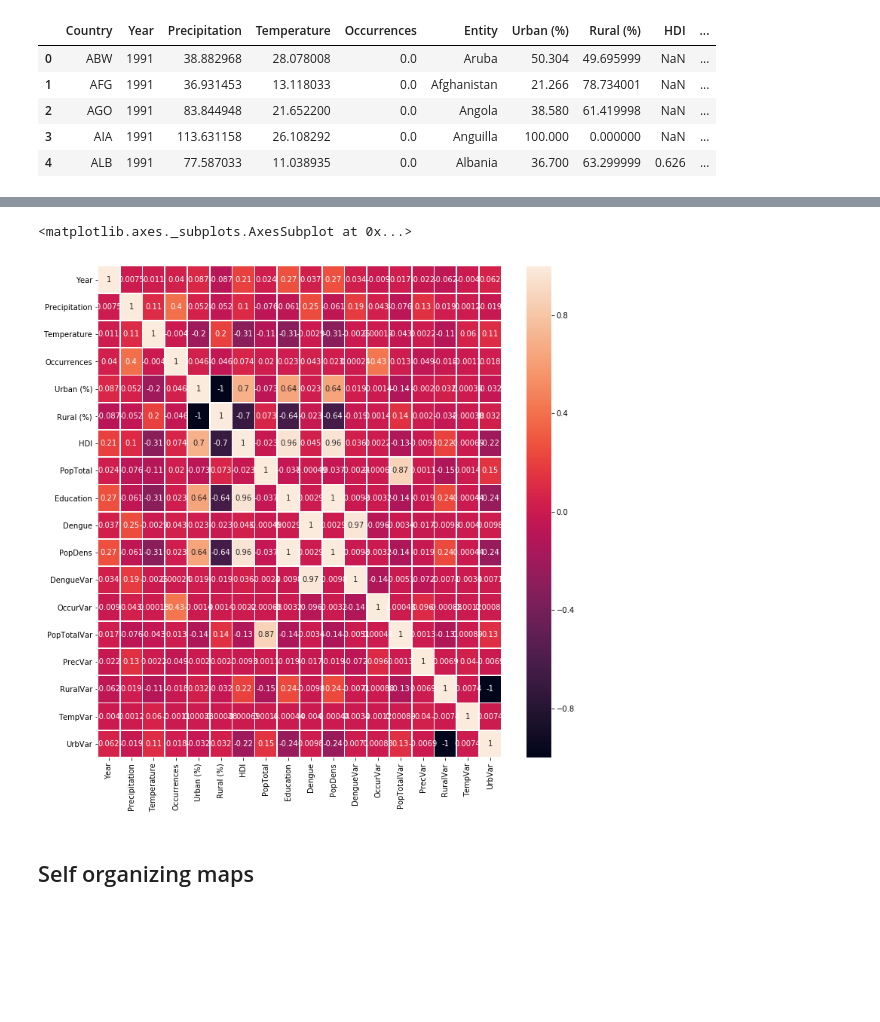
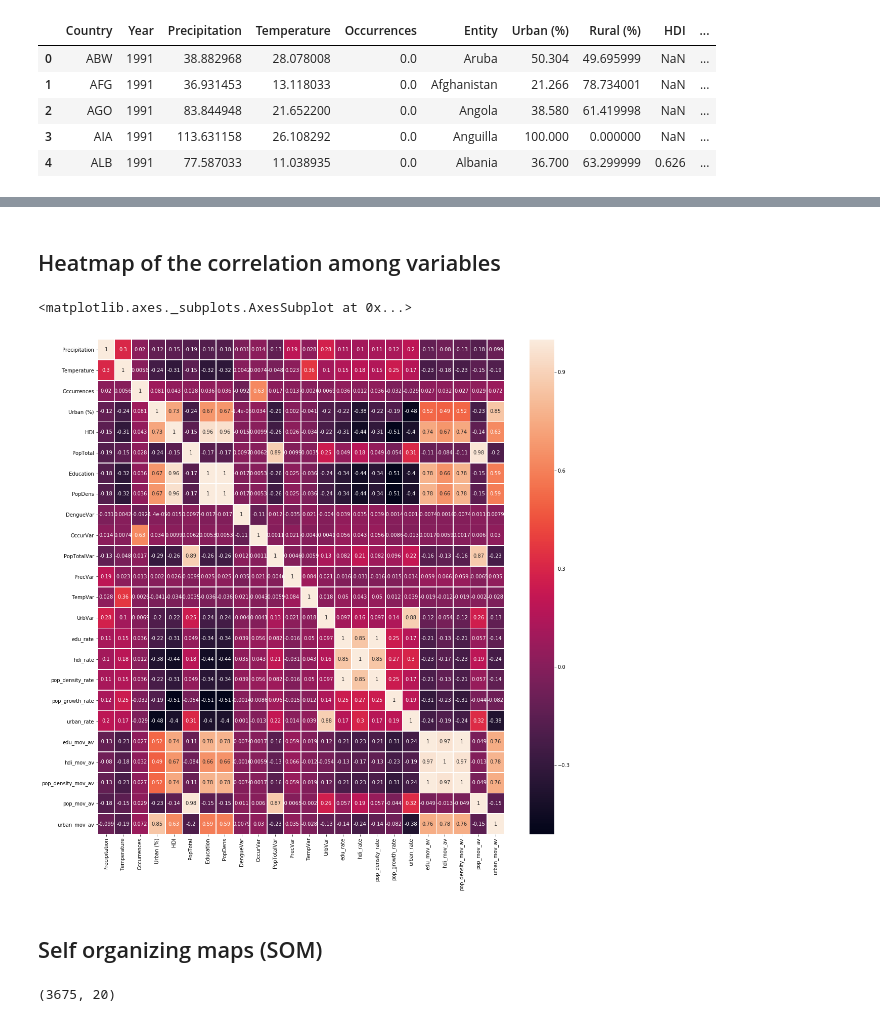
Before and after one commit to QuirkyDataScientist1978/project_dengue_fever, a Jupyter notebook: Final_Project_IP.ipynb, the cells around one changed output, grey strips where cells are left out. Saved outputs shown, nothing was run; the diff lists cells and outputs as text; code cells hidden in the pictures; blank space fills up the shorter version.

Commit message:
New variables added and countries with empty values dropped

```diff
--- a/Final_Project_IP.ipynb
+++ b/Final_Project_IP.ipynb
@@ -1205,0 +1326,8 @@ data.describe()
+# %%
+new_data.drop(columns=['Country', 'Year','Entity'],inplace=True)
+# %%
+# We apply the minmax function to every column of new_data excluding country and year
+for c in new_data.columns:
+    new_data[c] = minmax_s(new_data[c])
+
+new_data.head()
@@ -1205,0 +1342,6 @@ data.describe()
+# %%
+# It doesn't make sense to keep Rural and Urban % at the same
+new_data.drop(columns=['Rural (%)', 'RuralVar', 'Dengue'],inplace=True)
+# %%
+empty_data = new_data.loc[data['Education'].isna()]
+complete_data = new_data.loc[~data['Education'].isna()]
@@ -1206,12 +1361,14 @@ data.describe()
+# %% [markdown]
+## Heatmap of the correlation among variables
 # %%
 import matplotlib.pyplot as plt
 import seaborn as sns
 
-corr = data.corr()
-fig, ax = plt.subplots(figsize=(12, 12))
+corr = complete_data.corr()
+fig, ax = plt.subplots(figsize=(18, 18))
 sns.heatmap(corr, annot=True, linewidths=.7, ax=ax)
 # %% [output]
 <matplotlib.axes._subplots.AxesSubplot at 0x...>
-[figure, old version]
+[figure, new version]
 # %% [markdown]
-## Self organizing maps
+## Self organizing maps (SOM)
@@ -1217,0 +1378,4 @@ sns.heatmap(corr, annot=True, linewidths=.7, ax=ax)
+# %%
+data.shape
+# %% [output]
+(3675, 20)
```
Also changed, not shown: parts of 15 cells of this notebook.
